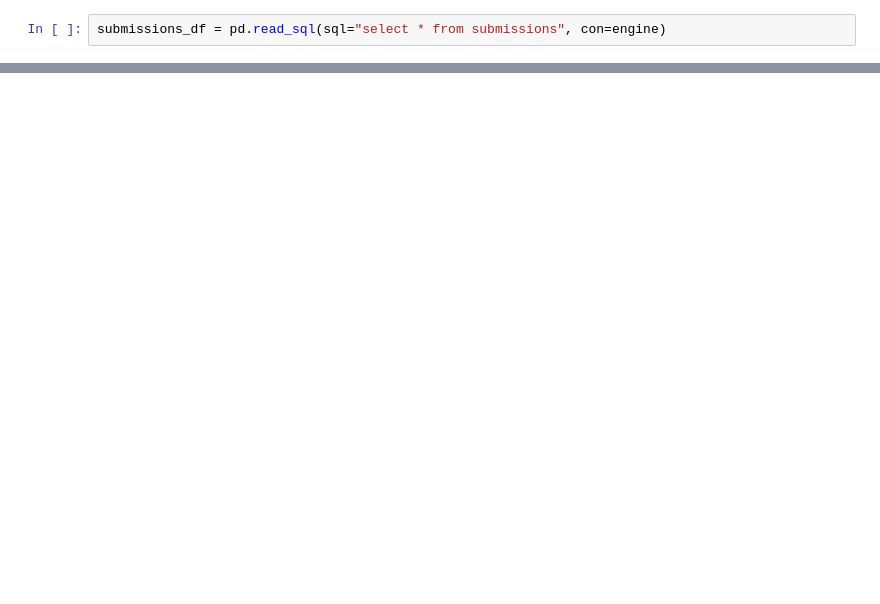
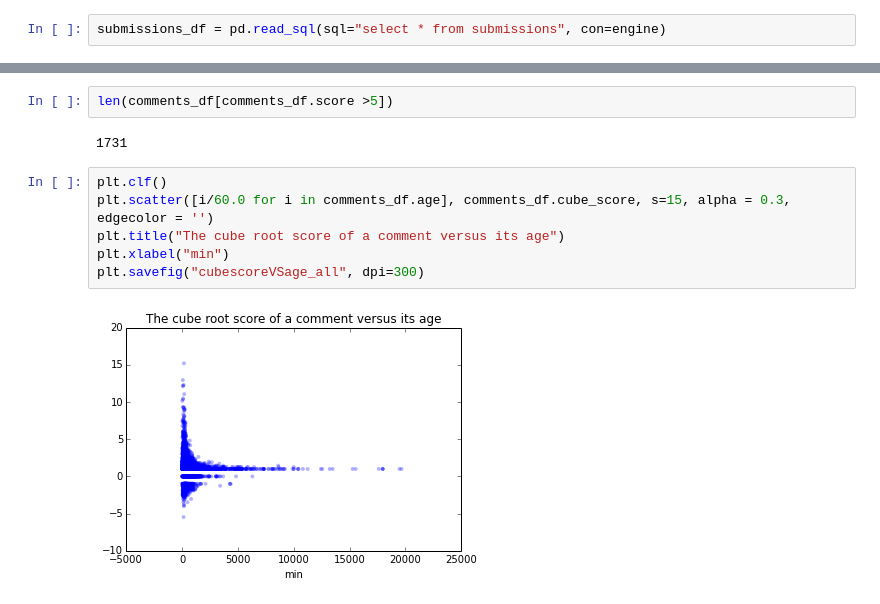
Before and after one commit to gautsi/creddit_score, a Jupyter notebook: notebooks/exploratory_analysis2.ipynb, the cells around one changed output, grey strips where cells are left out. Saved outputs shown, nothing was run; the diff lists cells and outputs as text; blank space fills up the shorter version.

```diff
--- a/notebooks/exploratory_analysis2.ipynb
+++ b/notebooks/exploratory_analysis2.ipynb
@@ -34,0 +74,12 @@ get_subm(comments_df_list[0].loc[11025])
+# %%
+len(comments_df[comments_df.score >5])
+# %% [output]
+1731
+# %%
+plt.clf()
+plt.scatter([i/60.0 for i in comments_df.age], comments_df.cube_score, s=15, alpha = 0.3, edgecolor = '')
+plt.title("The cube root score of a comment versus its age")
+plt.xlabel("min")
+plt.savefig("cubescoreVSage_all", dpi=300)
+# %% [output]
+[figure, added]
```
Also changed, not shown: parts of 15 cells of this notebook, 2 other files.
